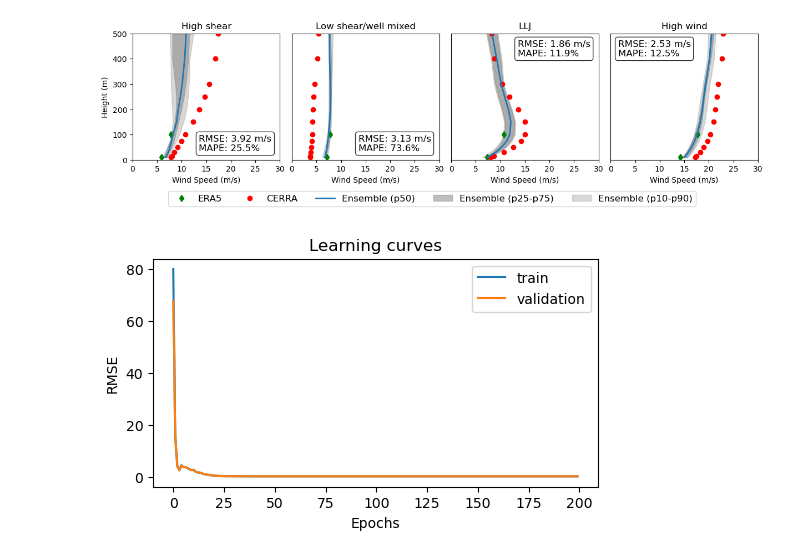
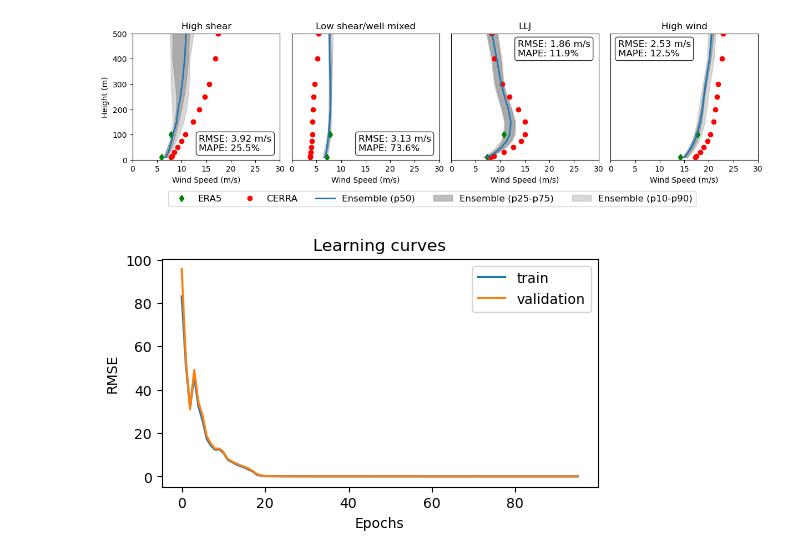
Before and after one commit to HarishBaki/CI2024, a Jupyter notebook: CI2024_plots.ipynb, the cells around one changed output. Drawn from its saved outputs; the diff is of its cells as text; code cells hidden in the pictures.

```diff
--- a/CI2024_plots.ipynb
+++ b/CI2024_plots.ipynb
@@ -145,12 +145,12 @@ def chebyshev_polynomials_plotter(gs):
 
     return ax
 # %%
-CERRA_ds = xr.open_mfdataset(f'{root_dir}/data/CERRA_height_level/*.nc',
+CERRA_ds = xr.open_mfdataset(f'data/CERRA_height_level/*.nc',
                        combine='nested',
                        concat_dim='time')
 Z = CERRA_ds.heightAboveGround.data
-ERA5 = xr.open_dataset(f'{root_dir}/data/ERA5.nc')
-ChSh_Coeff = xr.open_dataset(f'{root_dir}/data/Chebyshev_Coefficnents.nc')
+ERA5 = xr.open_dataset(f'data/ERA5.nc')
+ChSh_Coeff = xr.open_dataset(f'data/Chebyshev_Coefficnents.nc')
 dates_range =  ('2001-01-01T00:00:00','2001-12-31T23:00:00')
 obs = 0
 CERRA_ds_subset = CERRA_ds.sel(time=slice(*dates_range),obs = obs).to_array().values
@@ -217,8 +217,8 @@ plt.savefig(f'{FIG_DIR}/chebyshev_polynomials_and_vertical_profiles.pdf',dpi=300
 [figure]
 # %%
 def data_processing(input_variables,target_variables, dates_range, locations,val_arg=None):
-    ERA5 = xr.open_dataset(f'{root_dir}/data/ERA5.nc')
-    ChSh_Coeff = xr.open_dataset(f'{root_dir}/data/Chebyshev_Coefficnents.nc')
+    ERA5 = xr.open_dataset(f'data/ERA5.nc')
+    ChSh_Coeff = xr.open_dataset(f'data/Chebyshev_Coefficnents.nc')
 
     if val_arg:
         #=== Extracting training and validation indices ===#
@@ -563,22 +563,22 @@ plt.savefig(f'{FIG_DIR}/Tabnet_multi_output_worst_wind_profiles.pdf',dpi=300,bbo
 # %%
 # --- Plot loss curve and hexbin ---
 fig = plt.figure(figsize=(5, 3), constrained_layout=True)
 gs = fig.add_gridspec(1,1)
 
-Ens = 5
-OUTPUT_DIR = f'models_8th_set/Ens_{Ens}'
+Ens = 4
+OUTPUT_DIR = f'trained_models/models_8th_set/Ens_{Ens}'
 # Load model
 fSTR = f'{OUTPUT_DIR}/TabNet_HOLDOUT_Ens_{str(Ens)}.pkl'
 with open(fSTR, "rb") as f:
     tabReg = pickle.load(f)
 # Line plot for train and validation RMSE
 ax = fig.add_subplot(gs[0])
 ax.plot(tabReg.history['train_rmse'], label='train')
 ax.plot(tabReg.history['valid_rmse'], label='validation')
 ax.set_title('Learning curves')
 ax.set_xlabel('Epochs')
 ax.set_ylabel('RMSE')
 ax.legend()
 plt.savefig(f'{FIG_DIR}/Learning_curves.pdf',dpi=300,bbox_inches='tight',pad_inches=0)
 # %% [output]
-[figure, old version]
+[figure, new version]
```
Also changed, not shown: parts of 1 cell of this notebook.
